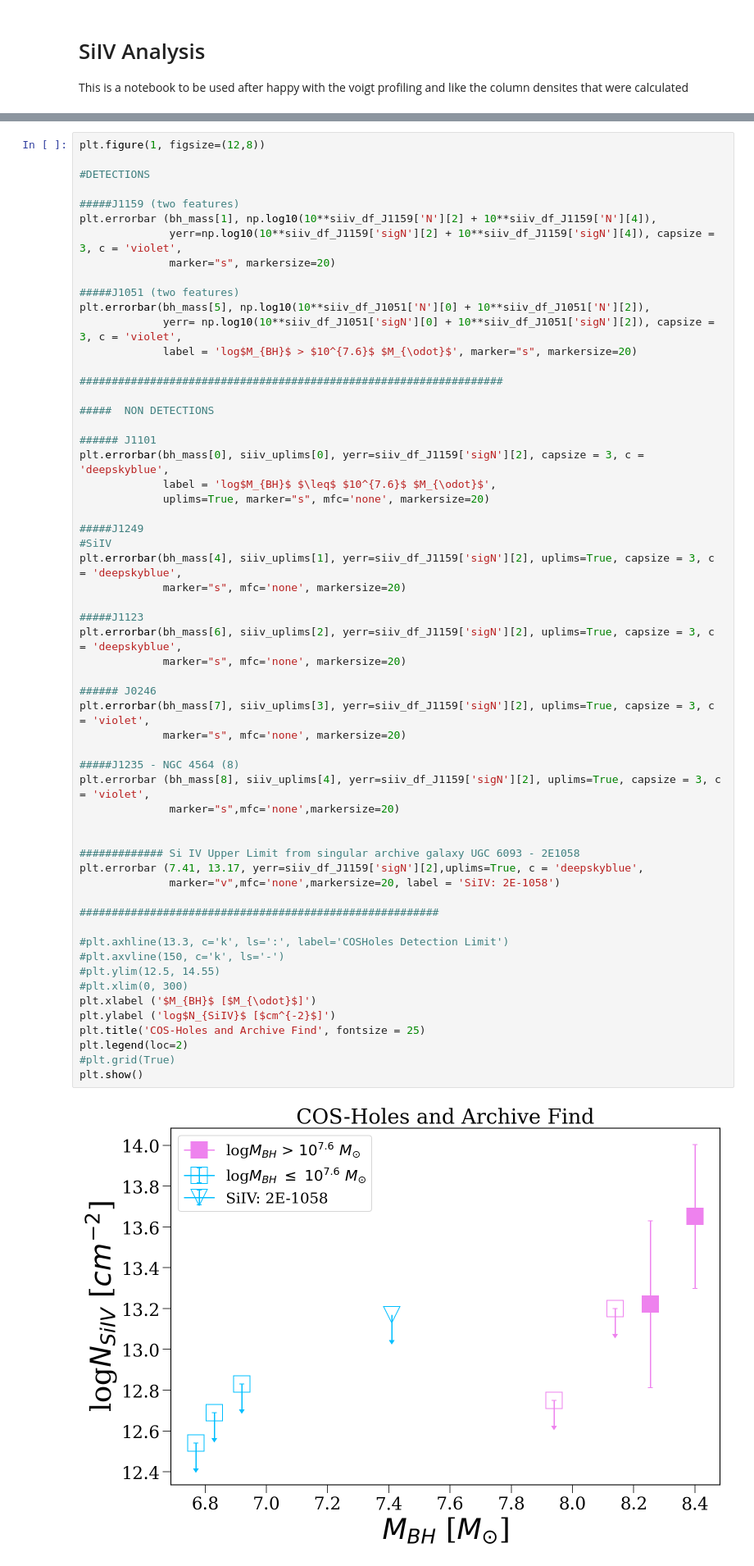
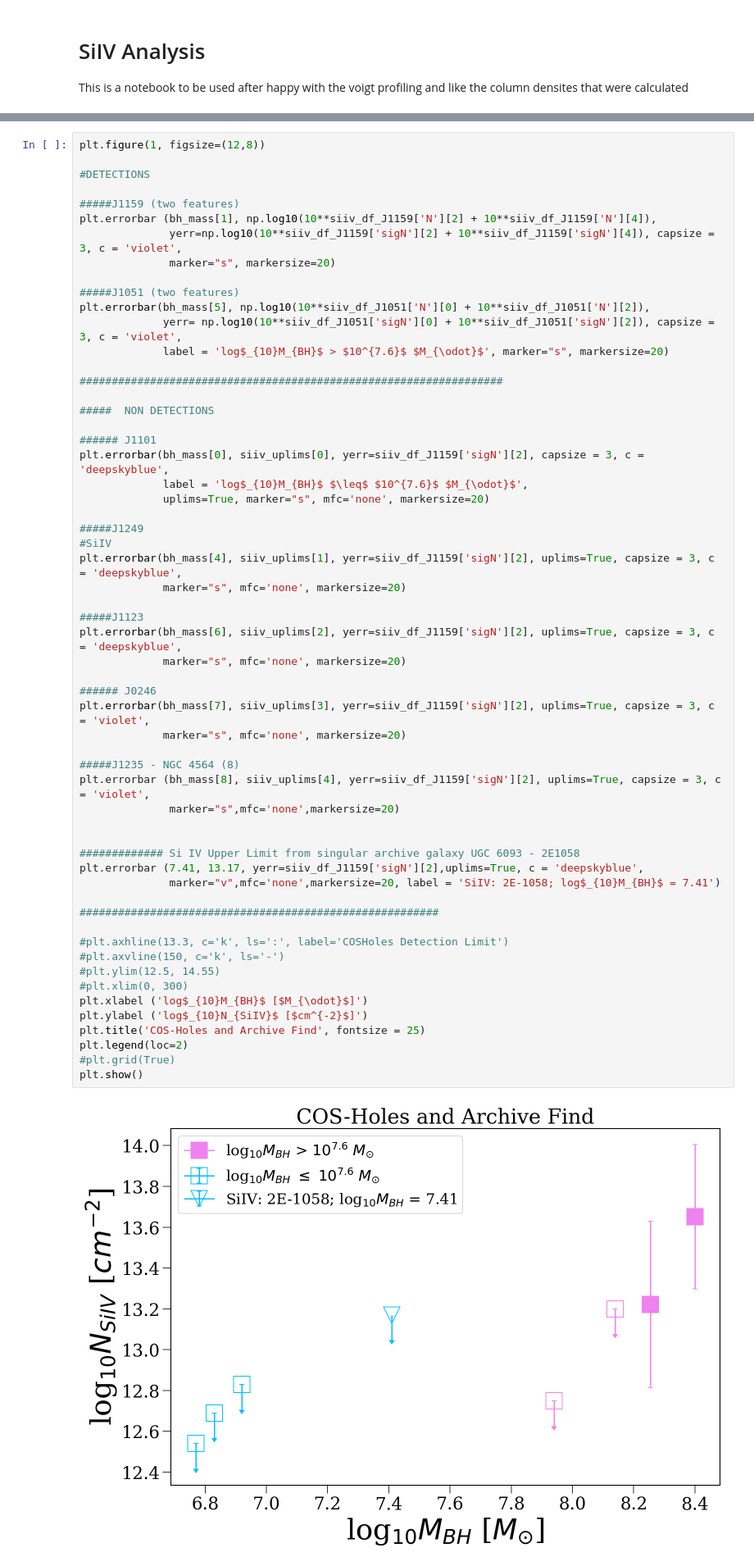
Before and after one commit to samlugarza/COS-Holes, a Jupyter notebook: veeper_and_voigt/COS-Holes_SiIV_Analysis.ipynb, the cells around one changed output, grey strips where cells are left out. Shown at 82% size. Cells and saved outputs as stored; diff of their text form.

```diff
--- a/veeper_and_voigt/COS-Holes_SiIV_Analysis.ipynb
+++ b/veeper_and_voigt/COS-Holes_SiIV_Analysis.ipynb
@@ -152,7 +152,7 @@ plt.errorbar (bh_mass[1], np.log10(10**siiv_df_J1159['N'][2] + 10**siiv_df_J1159
 #####J1051 (two features)
 plt.errorbar(bh_mass[5], np.log10(10**siiv_df_J1051['N'][0] + 10**siiv_df_J1051['N'][2]),
              yerr= np.log10(10**siiv_df_J1051['sigN'][0] + 10**siiv_df_J1051['sigN'][2]), capsize = 3, c = 'violet',
-             label = 'log$M_{BH}$ > $10^{7.6}$ $M_{\odot}$', marker="s", markersize=20)
+             label = 'log$_{10}M_{BH}$ > $10^{7.6}$ $M_{\odot}$', marker="s", markersize=20)
 
 ##################################################################
 
@@ -160,7 +160,7 @@ plt.errorbar(bh_mass[5], np.log10(10**siiv_df_J1051['N'][0] + 10**siiv_df_J1051[
 
 ###### J1101
 plt.errorbar(bh_mass[0], siiv_uplims[0], yerr=siiv_df_J1159['sigN'][2], capsize = 3, c = 'deepskyblue',
-             label = 'log$M_{BH}$ $\leq$ $10^{7.6}$ $M_{\odot}$',
+             label = 'log$_{10}M_{BH}$ $\leq$ $10^{7.6}$ $M_{\odot}$',
              uplims=True, marker="s", mfc='none', markersize=20)
 
 #####J1249
@@ -168,37 +168,37 @@ plt.errorbar(bh_mass[0], siiv_uplims[0], yerr=siiv_df_J1159['sigN'][2], capsize
 plt.errorbar(bh_mass[4], siiv_uplims[1], yerr=siiv_df_J1159['sigN'][2], uplims=True, capsize = 3, c = 'deepskyblue',
              marker="s", mfc='none', markersize=20)
 
 #####J1123
 plt.errorbar(bh_mass[6], siiv_uplims[2], yerr=siiv_df_J1159['sigN'][2], uplims=True, capsize = 3, c = 'deepskyblue',
              marker="s", mfc='none', markersize=20)
 
 ###### J0246
 plt.errorbar(bh_mass[7], siiv_uplims[3], yerr=siiv_df_J1159['sigN'][2], uplims=True, capsize = 3, c = 'violet',
              marker="s", mfc='none', markersize=20)
 
 #####J1235 - NGC 4564 (8)
 plt.errorbar (bh_mass[8], siiv_uplims[4], yerr=siiv_df_J1159['sigN'][2], uplims=True, capsize = 3, c = 'violet',
               marker="s",mfc='none',markersize=20)
 
 
 ############# Si IV Upper Limit from singular archive galaxy UGC 6093 - 2E1058
 plt.errorbar (7.41, 13.17, yerr=siiv_df_J1159['sigN'][2],uplims=True, c = 'deepskyblue',
-              marker="v",mfc='none',markersize=20, label = 'SiIV: 2E-1058')
+              marker="v",mfc='none',markersize=20, label = 'SiIV: 2E-1058; log$_{10}M_{BH}$ = 7.41')
 
 ########################################################
 
 #plt.axhline(13.3, c='k', ls=':', label='COSHoles Detection Limit')
 #plt.axvline(150, c='k', ls='-')
 #plt.ylim(12.5, 14.55)
 #plt.xlim(0, 300)
-plt.xlabel ('$M_{BH}$ [$M_{\odot}$]')
-plt.ylabel ('log$N_{SiIV}$ [$cm^{-2}$]')
+plt.xlabel ('log$_{10}M_{BH}$ [$M_{\odot}$]')
+plt.ylabel ('log$_{10}N_{SiIV}$ [$cm^{-2}$]')
 plt.title('COS-Holes and Archive Find', fontsize = 25)
 plt.legend(loc=2)
 #plt.grid(True)
 plt.show()
 # %% [output]
-[figure, old version]
+[figure, new version]
 # %%
 plt.figure(1, figsize=(12,8))
 
```
Also changed, not shown: parts of 4 cells of this notebook, 2 other files.
